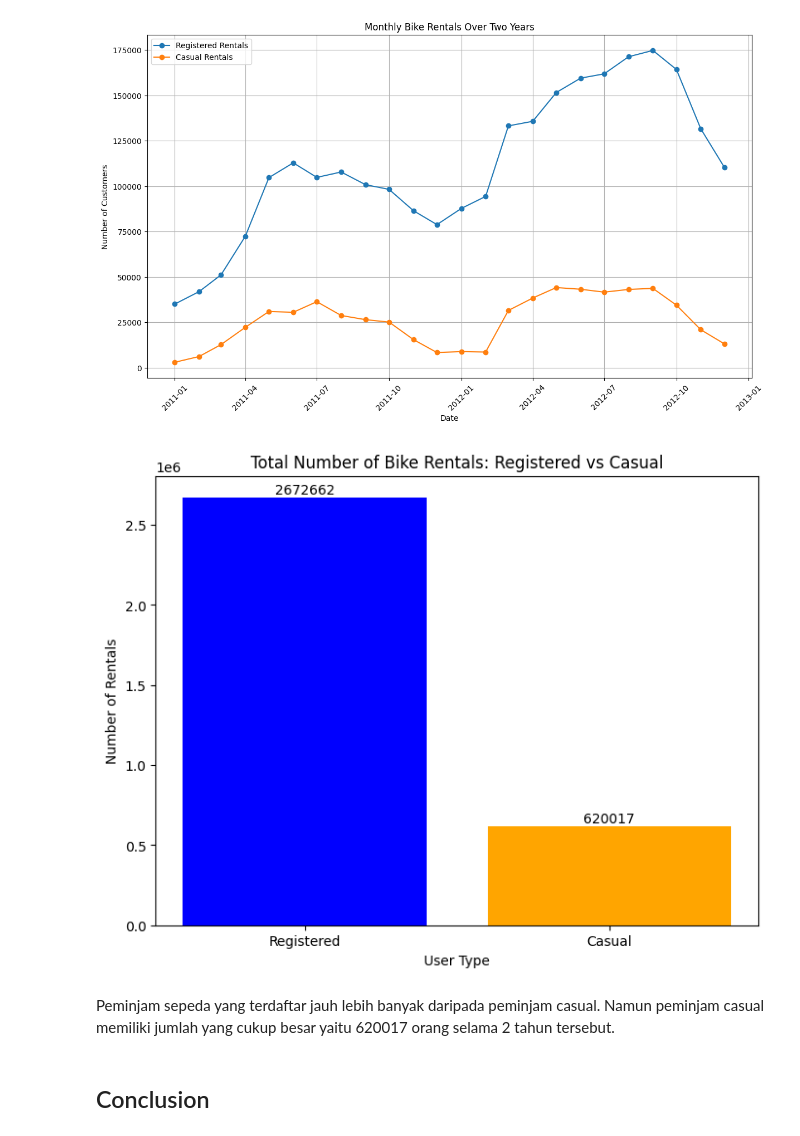
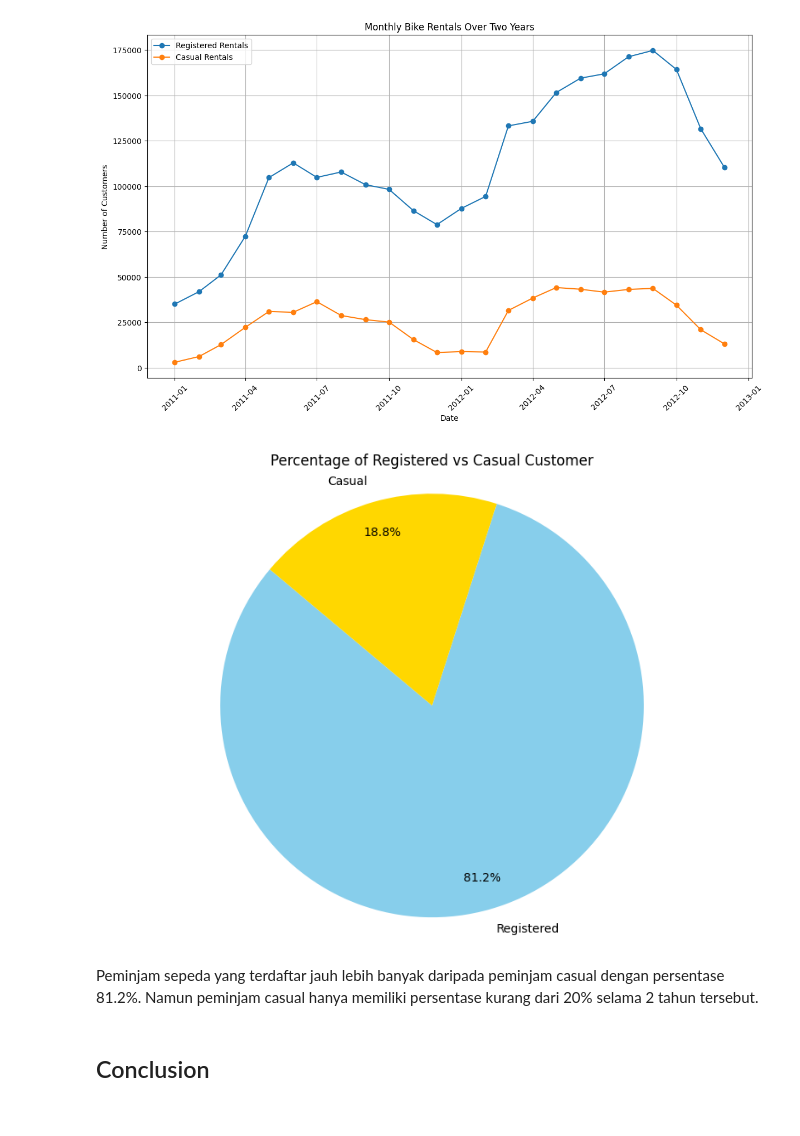
Before and after one commit to anandashadrina/BikeSharingDataset-Dicoding, a Jupyter notebook: notebook.ipynb, the cells around one changed output. Cells and saved outputs as stored; diff of their text form; code cells hidden in the pictures.

```diff
--- a/notebook.ipynb
+++ b/notebook.ipynb
@@ -540,23 +544,20 @@ plt.show()
 # %%
 total_registered = main_df['registered'].sum()
 total_casual = main_df['casual'].sum()
 labels = ['Registered', 'Casual']
-values = [total_registered, total_casual]
+sizes = [total_registered, total_casual]
+colors = ['skyblue', 'gold']
 
 plt.figure(figsize=(8, 6))
-plt.bar(labels, values, color=['blue', 'orange'])
-plt.title('Total Number of Bike Rentals: Registered vs Casual')
-plt.xlabel('User Type')
-plt.ylabel('Number of Rentals')
-
-for i, value in enumerate(values):
-    plt.text(i, value + 1000, str(value), ha='center', va='bottom')
-
+plt.pie(sizes, labels=labels, colors=colors, autopct='%1.1f%%', startangle=140, pctdistance=0.85)
+plt.axis('equal')
+plt.title('Percentage of Registered vs Casual Customer')
+plt.tight_layout()
 plt.show()
 # %% [output]
-[figure, old version]
+[figure, new version]
 # %% [markdown]
-Peminjam sepeda yang terdaftar jauh lebih banyak daripada peminjam casual. Namun peminjam casual memiliki jumlah yang cukup besar yaitu 620017 orang selama 2 tahun tersebut.
+Peminjam sepeda yang terdaftar jauh lebih banyak daripada peminjam casual dengan persentase 81.2%. Namun peminjam casual hanya memiliki persentase kurang dari 20% selama 2 tahun tersebut.
 # %% [markdown]
 ## Conclusion
 # %% [markdown]
```
Also changed, not shown: parts of 4 cells of this notebook, 1 other file.
